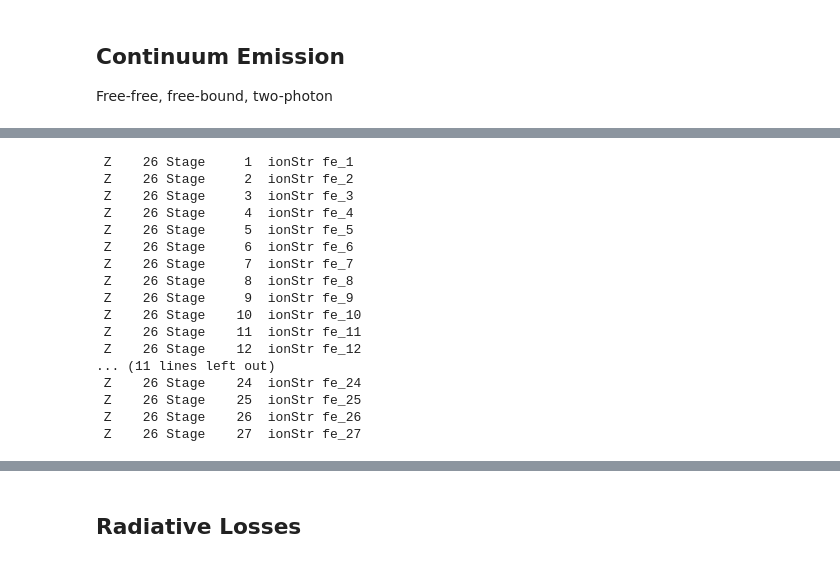
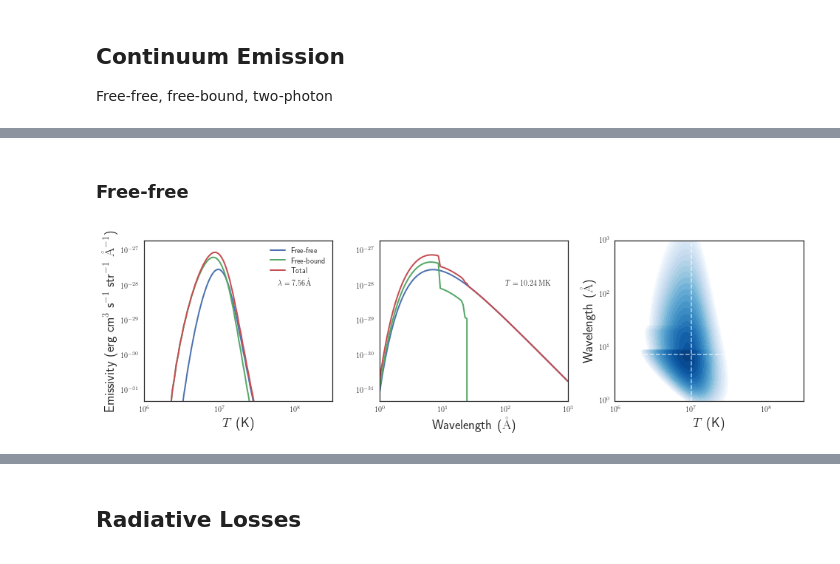
Before and after one commit to wtbarnes/chiantipy-talk-scipy-2017, a Jupyter notebook: paper/build_proceedings_figures.ipynb, the cells around one changed output, grey strips where cells are left out. Drawn from its saved outputs; the diff is of its cells as text; code cells hidden in the pictures.

```diff
--- a/paper/build_proceedings_figures.ipynb
+++ b/paper/build_proceedings_figures.ipynb
@@ -155,22 +143,0 @@ Include some equations that describe the ionization equilibrium, mention NEI (ma
-# %%
-fe_ioneq = ch.ioneq(26)
-temperature = np.logspace(3.5,9.5,500)
-fe_ioneq.calculate(temperature)
-# %% [output]
- Z    26 Stage     1  ionStr fe_1
- Z    26 Stage     2  ionStr fe_2
- Z    26 Stage     3  ionStr fe_3
- Z    26 Stage     4  ionStr fe_4
- Z    26 Stage     5  ionStr fe_5
- Z    26 Stage     6  ionStr fe_6
- Z    26 Stage     7  ionStr fe_7
- Z    26 Stage     8  ionStr fe_8
- Z    26 Stage     9  ionStr fe_9
- Z    26 Stage    10  ionStr fe_10
- Z    26 Stage    11  ionStr fe_11
- Z    26 Stage    12  ionStr fe_12
-... (11 lines left out)
- Z    26 Stage    24  ionStr fe_24
- Z    26 Stage    25  ionStr fe_25
- Z    26 Stage    26  ionStr fe_26
- Z    26 Stage    27  ionStr fe_27
@@ -176,0 +148,2 @@ fe_ioneq.calculate(temperature)
+# %% [markdown]
+### Free-free
@@ -176,0 +154,50 @@ fe_ioneq.calculate(temperature)
+# %%
+wmesh,tmesh = np.meshgrid(wavelength,temperature)
+fig,axes = plt.subplots(1,3,figsize=(16,4))
+# Temperature
+axes[0].plot(temperature,fe18_continuum.free_free_emission[:,29],label=r'Free-free')
+axes[0].plot(temperature,fe18_continuum.free_bound_emission[:,29],label=r'Free-bound')
+axes[0].plot(temperature,(fe18_continuum.free_bound_emission[:,29]
+                          + fe18_continuum.free_free_emission[:,29]),label=r'Total')
+axes[0].text(6e7,1e-28,r'$\lambda={:.2f}\,\mathrm{{\mathring{{A}}}}$'.format(wavelength[29]))
+axes[0].legend(loc=1)
+axes[0].set_xlabel(r'$T$ (K)')
+axes[0].set_ylabel(r'Emissivity (erg cm$^{3}$ s$^{-1}$ str$^{-1}$ $\mathrm{\mathring{A}}^{-1}$)')
+axes[0].set_xscale('log')
+axes[0].set_yscale('log')
+axes[0].set_ylim([5e-32,2e-27])
+axes[0].set_xlim([temperature[0],temperature[-1]])
+# Wavelength
+axes[1].plot(wavelength,fe18_continuum.free_free_emission[40,:])
+axes[1].plot(wavelength,fe18_continuum.free_bound_emission[40,:])
+axes[1].plot(wavelength,(fe18_continuum.free_bound_emission[40,:]
+                     + fe18_continuum.free_free_emission[40,:]))
+axes[1].text(1e2,1e-28,r'$T={:.2f}\,\mathrm{{MK}}$'.format(temperature[40]/1e6))
+axes[1].set_xlabel(r'Wavelength ($\mathrm{\mathring{A}}$)')
+#axes[1].set_ylabel(r'Emissivity (erg cm$^{3}$ s$^{-1}$ str$^{-1}$ $\mathrm{\mathring{A}}^{-1}$)')
+axes[1].set_xscale('log')
+axes[1].set_yscale('log')
+axes[1].set_ylim([5e-32,2e-27])
+axes[1].set_xlim([wavelength[0],wavelength[-1]])
+# 2D
+custom_cmap = plt.get_cmap('Blues')
+custom_cmap.set_bad('w')
+im = axes[2].contourf(tmesh,wmesh,
+               fe18_continuum.free_free_emission+fe18_continuum.free_bound_emission,
+               cmap=custom_cmap,
+                     norm=matplotlib.colors.LogNorm(vmin=5e-32,vmax=2e-27),
+                     #locator=ticker.LogLocator(),
+                     levels=np.logspace(np.log10(5e-32),np.log10(2e-27),25),
+                    )
+axes[2].axvline(x=temperature[40],ls='--',color='w',alpha=0.5,lw=2.)
+axes[2].axhline(y=wavelength[29],ls='--',color='w',alpha=0.5,lw=2.)
+axes[2].set_xlabel(r'$T$ (K)')
+axes[2].set_ylabel(r'Wavelength ($\mathrm{\mathring{A}}$)')
+axes[2].set_xscale('log')
+axes[2].set_yscale('log')
+#fig.colorbar(im,ax=axes[2])
+#plt.tight_layout()
+plt.subplots_adjust(wspace=0.25)
+plt.savefig('figures/continuum.pdf',dpi=1000,format='pdf',bbox_inches='tight')
+# %% [output]
+[figure, added]
```
Also changed, not shown: parts of 16 cells of this notebook, 5 other files.
